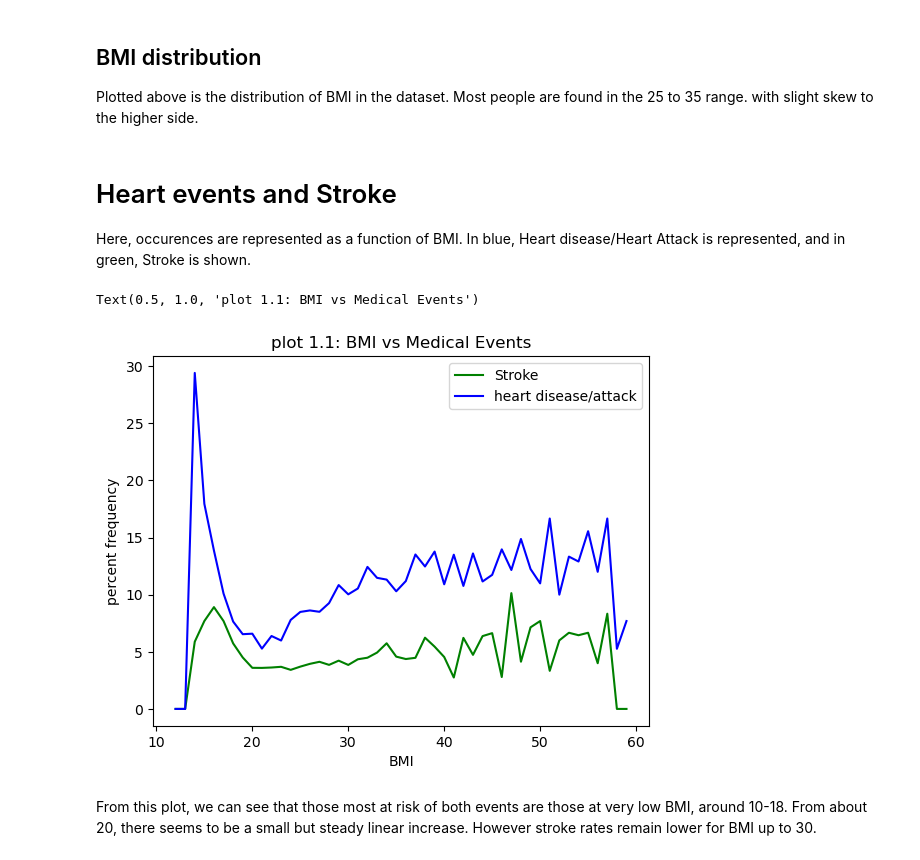
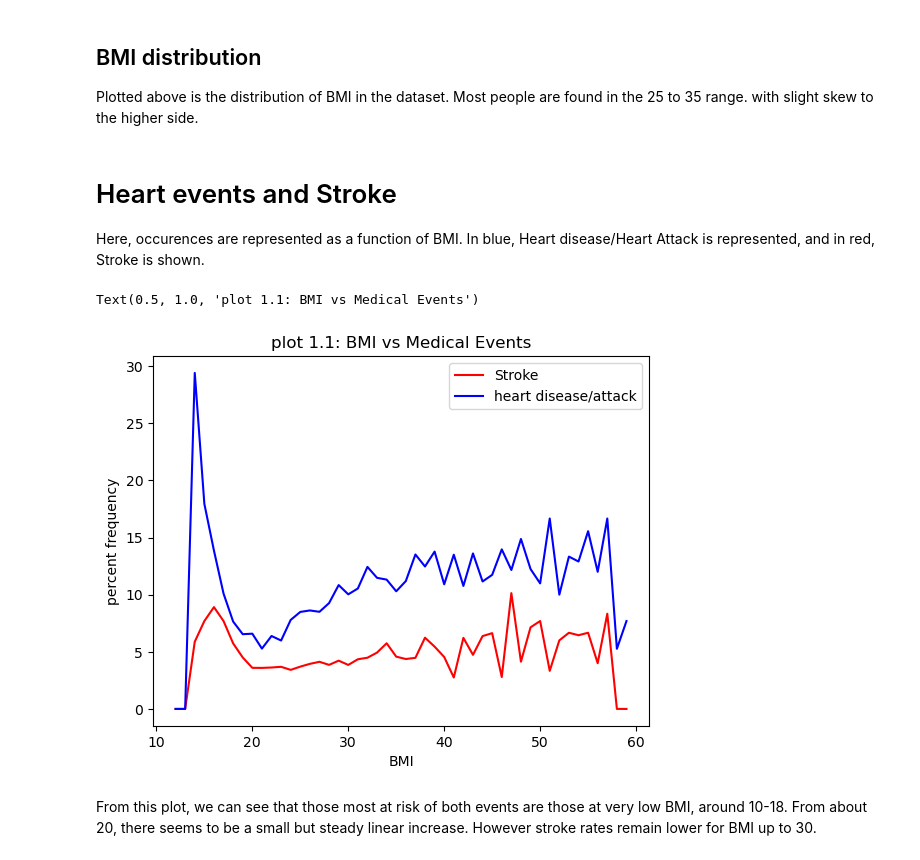
Before and after one commit to ubco-W2022T1-cosc301/project-group50, a Jupyter notebook: notebooks/analysis2.ipynb, the cells around one changed output. Cells and saved outputs as stored; diff of their text form; code cells hidden in the pictures.

```diff
--- a/notebooks/analysis2.ipynb
+++ b/notebooks/analysis2.ipynb
@@ -64,18 +64,18 @@ Plotted above is the distribution of BMI in the dataset. Most people are found i
 # %% [markdown]
 # Heart events and Stroke
 
-Here, occurences are represented as a function of BMI. In blue, Heart disease/Heart Attack is represented, and in green, Stroke is shown.
+Here, occurences are represented as a function of BMI. In blue, Heart disease/Heart Attack is represented, and in red, Stroke is shown.
 # %%
 #sorted(list(df['BMI'].unique()))
-plt.plot(df.groupby("BMI")['Stroke'].mean()*100 , label = "Stroke" ,color = 'green')
+plt.plot(df.groupby("BMI")['Stroke'].mean()*100 , label = "Stroke" ,color = 'red')
 
 plt.plot(df.groupby("BMI")['HeartDiseaseorAttack'].mean()*100 ,color = 'Blue',label ="heart disease/attack" )
 plt.xlabel("BMI")
 plt.ylabel("percent frequency")
 plt.legend(loc="upper right")
 plt.title("plot 1.1: BMI vs Medical Events")
 # %% [output]
 Text(0.5, 1.0, 'plot 1.1: BMI vs Medical Events')
-[figure, old version]
+[figure, new version]
 # %% [markdown]
 From this plot, we can see that those most at risk of both events are those at very low BMI, around 10-18. From about 20, there seems to be a small but steady linear increase. However stroke rates remain lower for BMI up to 30.
```
Also changed, not shown: parts of 2 cells of this notebook, 4 other files.
